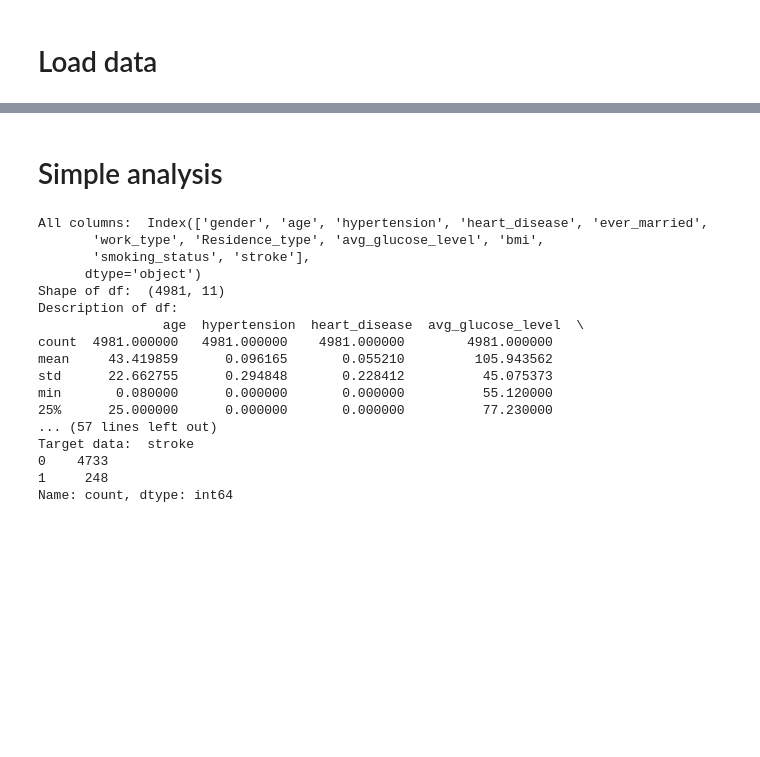
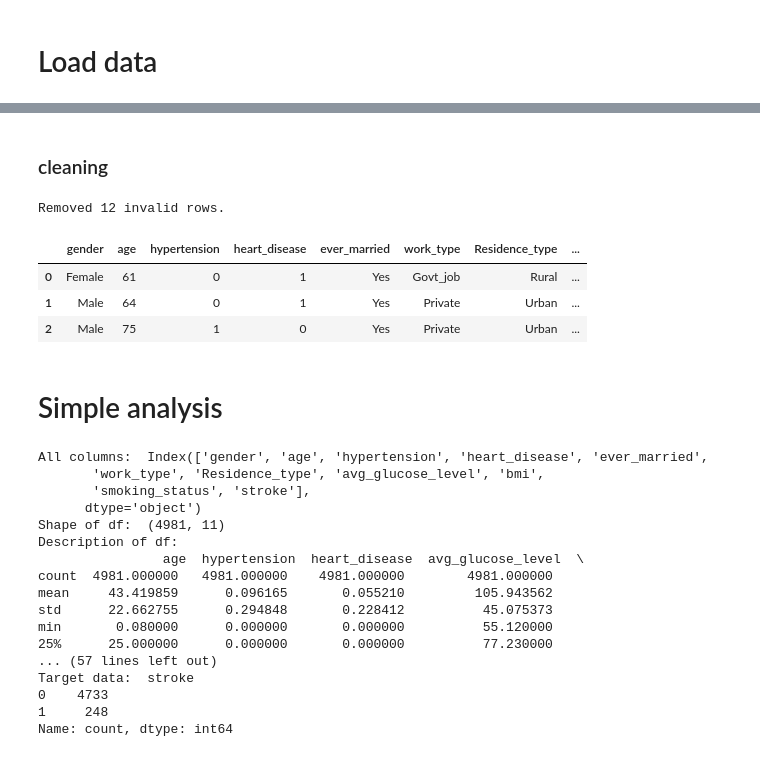
Before and after one commit to Konradiks/stroke-prediction-ml, a Jupyter notebook: notebooks/dataAnalysis.ipynb, the cells around one changed output, grey strips where cells are left out. Cells and saved outputs as stored; diff of their text form; code cells hidden in the pictures; blank space fills up the shorter version.

```diff
--- a/notebooks/dataAnalysis.ipynb
+++ b/notebooks/dataAnalysis.ipynb
@@ -21,3 +50,14 @@ df = pd.read_csv('../datasets/brain_stroke.csv')
+# %% [markdown]
+### cleaning
+# %%
+valid_df = validate_input_data(invalid_df)
+valid_df
+# %% [output]
+Removed 12 invalid rows.
+|  | gender | age | hypertension | heart_disease | ever_married | work_type | Residence_type | ... |
+| 0 | Female | 61 | 0 | 1 | Yes | Govt_job | Rural | ... |
+| 1 | Male | 64 | 0 | 1 | Yes | Private | Urban | ... |
+| 2 | Male | 75 | 1 | 0 | Yes | Private | Urban | ... |
 # %% [markdown]
 # Simple analysis
 # %%
```
Also changed, not shown: parts of 5 cells of this notebook, 2 other files.
